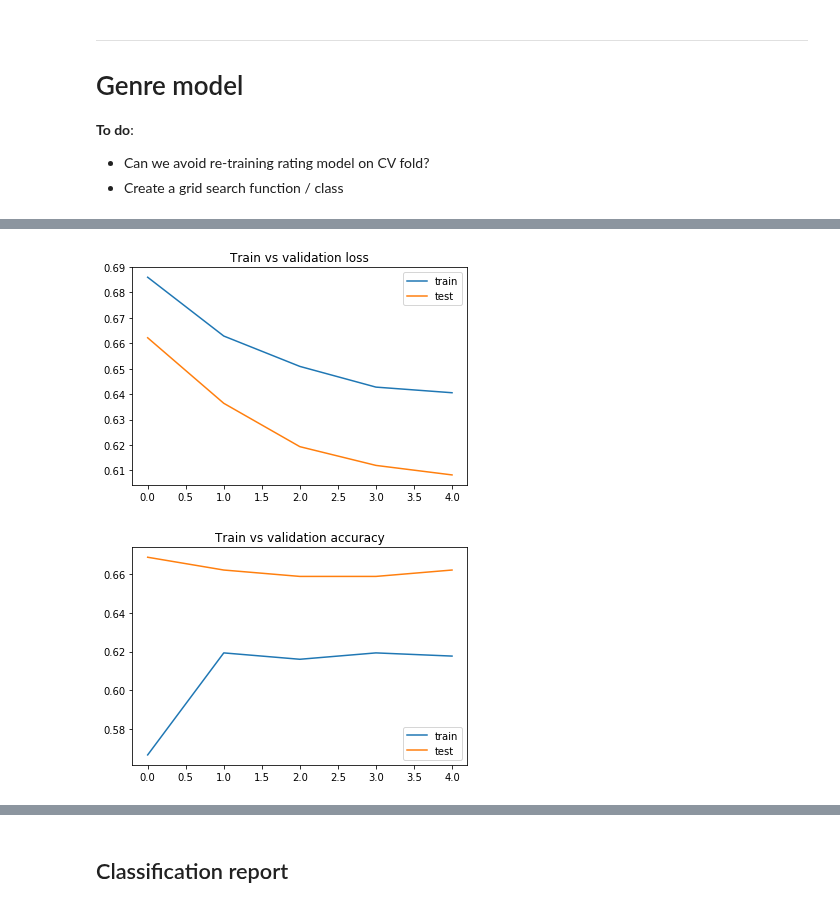
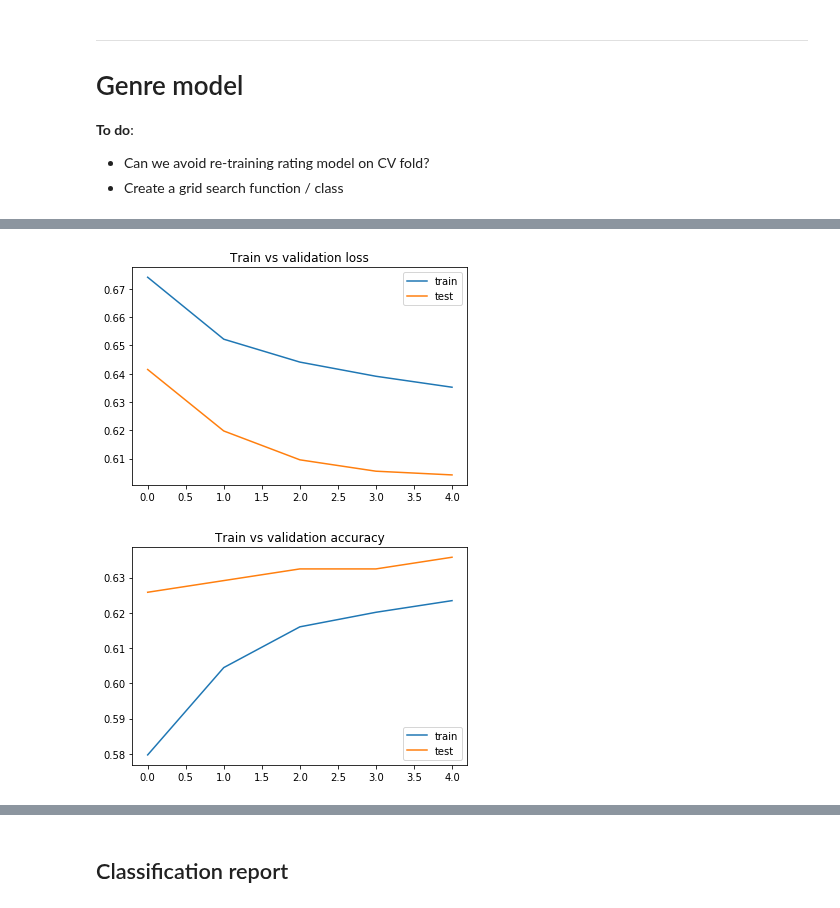
Before and after one commit to James-Leslie/deep-collaborative-filtering, a Jupyter notebook: tf-movielens100k.ipynb, the cells around one changed output, grey strips where cells are left out. Cells and saved outputs as stored; diff of their text form; code cells hidden in the pictures.

Commit message:
combined grid search

```diff
--- a/tf-movielens100k.ipynb
+++ b/tf-movielens100k.ipynb
@@ -197,9 +215,9 @@ def compile_genre_model(n_items, n_users, mean_rating, n_genres, n_latent, n_hid
 # %%
 # hyper parameters
-HP_N_FACTORS = [8, 32, 64, 128]
-HP_N_HIDDEN_1 = [16, 32, 64]
-HP_DROPOUT_1 = [.2, .25]
-HP_N_HIDDEN_2 = [16, 32, 64]
+HP_N_FACTORS = [50, 80, 125]
+HP_N_HIDDEN_1 = [30, 50, 75]
+# HP_DROPOUT_1 = [.2, .25]
+HP_N_HIDDEN_2 = [30, 50, 75]
 # HP_DROPOUT_2 = [0, .2, .25]
 # %%
 # dataframe to store results of grid search
@@ -214,11 +232,17 @@ for N_FACTORS in HP_N_FACTORS:
     for N_HIDDEN_1 in HP_N_HIDDEN_1:
         for N_HIDDEN_2 in HP_N_HIDDEN_2:
 
-            print(f'Fitting rating model #{searches} with {N_FACTORS}: {N_HIDDEN_1} architecture')
+            print(f'Fitting CGT model #{searches} with {N_FACTORS}: {N_HIDDEN_1} | {N_HIDDEN_2} architecture')
             searches += 1
 
             # Create 5 CV folds
             kf = KFold(n_splits=5, random_state=42)
+
+            # initialise loss and epoch count
+            total_loss = 0
+            total_acc = 0
+            count = 1
+            min_epochs = 10
 
             # do CV split and compute baseline predictors each time
             for train_index, test_index in kf.split(movies):
@@ -231,12 +255,9 @@ for N_FACTORS in HP_N_FACTORS:
                     n_items = df.movieId.nunique(),
                     n_users = df.userId.nunique(),
                     mean_rating = df.rating.mean(),
-                    n_genres=1,
                     n_latent=N_FACTORS,
                     n_hidden_1=N_HIDDEN_1,
-                    dropout_1=.2,
-                    n_hidden_2=N_HIDDEN_2,
-                    dropout_2=.25
+                    n_hidden_2=N_HIDDEN_2
                 )
 
                 # train rating model on all data
@@ -252,12 +273,6 @@ for N_FACTORS in HP_N_FACTORS:
                 # train genre model on 5 CV folds
                 train = movies.iloc[train_index]
                 test = movies.iloc[test_index]
-
-                # initialise loss and epoch count
-                total_loss = 0
-                total_acc = 0
-                count = 1
-                min_epochs = 10
 
                 # train model on current fold
                 result = model2.fit(
@@ -288,16 +303,20 @@ for N_FACTORS in HP_N_FACTORS:
                                  'val_loss':avg_loss,
                                  'val_acc':avg_acc,
                                  'val_epochs':min_epochs,
-                                 'train_hist':result.history['loss'],
-                                 'val_hist':result.history['val_loss'],
-                                 'train_acc':result.history['accuracy'],
-                                 'val_acc':result.history['val_accuracy']})
+                                 'train_loss_hist':result.history['loss'],
+                                 'val_loss_hist':result.history['val_loss'],
+                                 'train_acc_hist':result.history['accuracy'],
+                                 'val_acc_hist':result.history['val_accuracy']})
 
             print()
 #             break
 #         break
 #     break
 
+col_order = grid_results[0].keys()
+
 # save results to data frame
-grid_results = pd.DataFrame(data=grid_results, columns=grid_results[0].keys())
+grid_results = pd.DataFrame(grid_results)
+# reorder columns
+grid_results = grid_results[col_order]
 # %% [output]
@@ -337,21 +356,21 @@ grid_results.head(10)
 # %%
 # plot training curve of best model
-plt.plot(grid_results.train_hist.values[0], label='train')
-plt.plot(grid_results.val_hist.values[0], label='test')
+plt.plot(grid_results.train_loss_hist.values[0], label='train')
+plt.plot(grid_results.val_loss_hist.values[0], label='test')
 plt.title('Train vs validation loss')
 plt.legend()
 plt.show()
 # %% [output]
-[figure, old version]
+[figure, new version]
 # %%
 # train vs test accuracy
-plt.plot(grid_results.train_acc.values[0], label='train')
-plt.plot(grid_results.val_acc.values[0], label='test')
+plt.plot(grid_results.train_acc_hist.values[0], label='train')
+plt.plot(grid_results.val_acc_hist.values[0], label='test')
 plt.title('Train vs validation accuracy')
 plt.legend()
 plt.show()
 # %% [output]
-[figure, old version]
+[figure, new version]
 # %%
 best_rating_hparams = grid_results.iloc[0,:][['n_factors' ,'n_hidden_1', 'n_hidden_2']]
 best_rating_hparams
```
Also changed, not shown: parts of 12 cells of this notebook.
